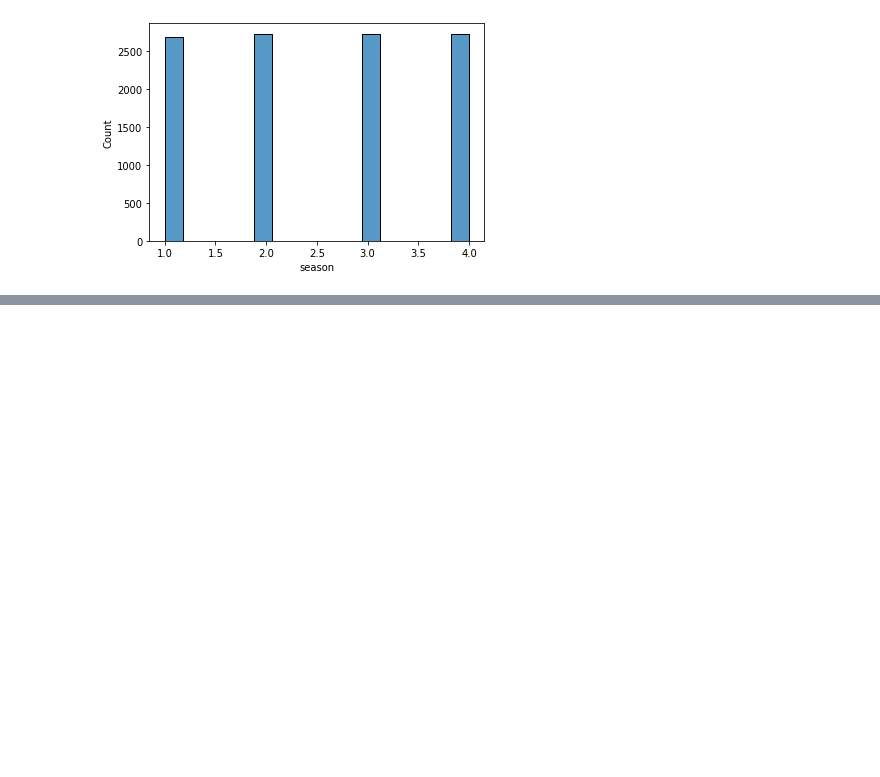
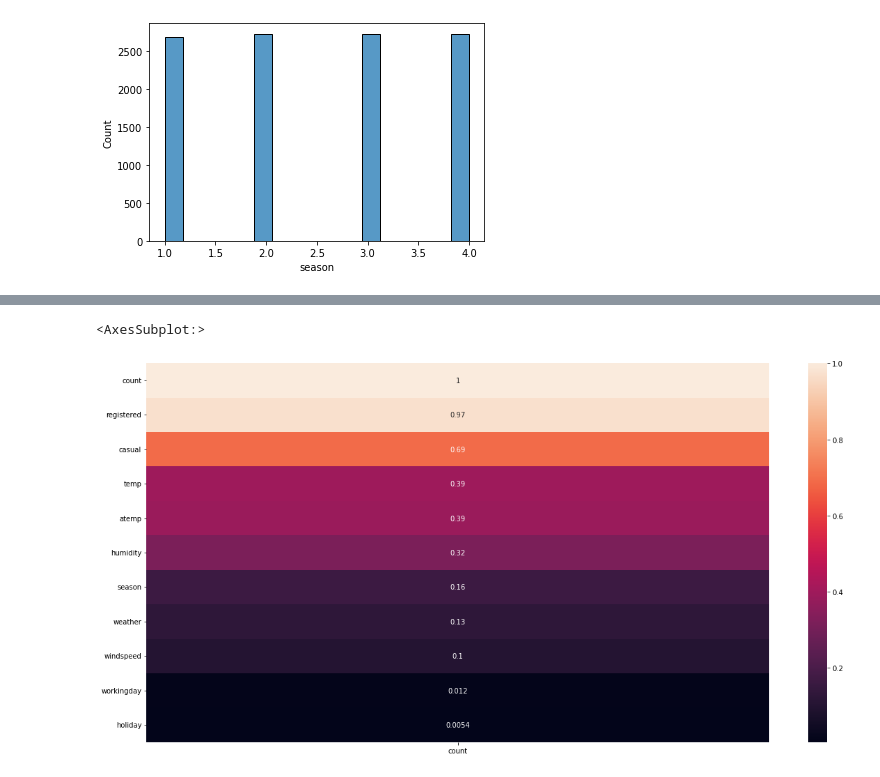
Before and after one commit to HumanBojack/Bike-usage-prediction, a Jupyter notebook: solo_work/romain/data_analysis.ipynb, the cells around one changed output, grey strips where cells are left out. Cells and saved outputs as stored; diff of their text form; code cells hidden in the pictures; blank space fills up the shorter version.

```diff
--- a/solo_work/romain/data_analysis.ipynb
+++ b/solo_work/romain/data_analysis.ipynb
@@ -31,0 +58,6 @@ sns.histplot(data=df, x="season")
+# %%
+plt.figure(figsize=(20,10))
+sns.heatmap(df.corr().abs()[['count']].sort_values('count', ascending=False), annot=True)
+# %% [output]
+<AxesSubplot:>
+[figure, added]
```
Also changed, not shown: parts of 16 cells of this notebook.
